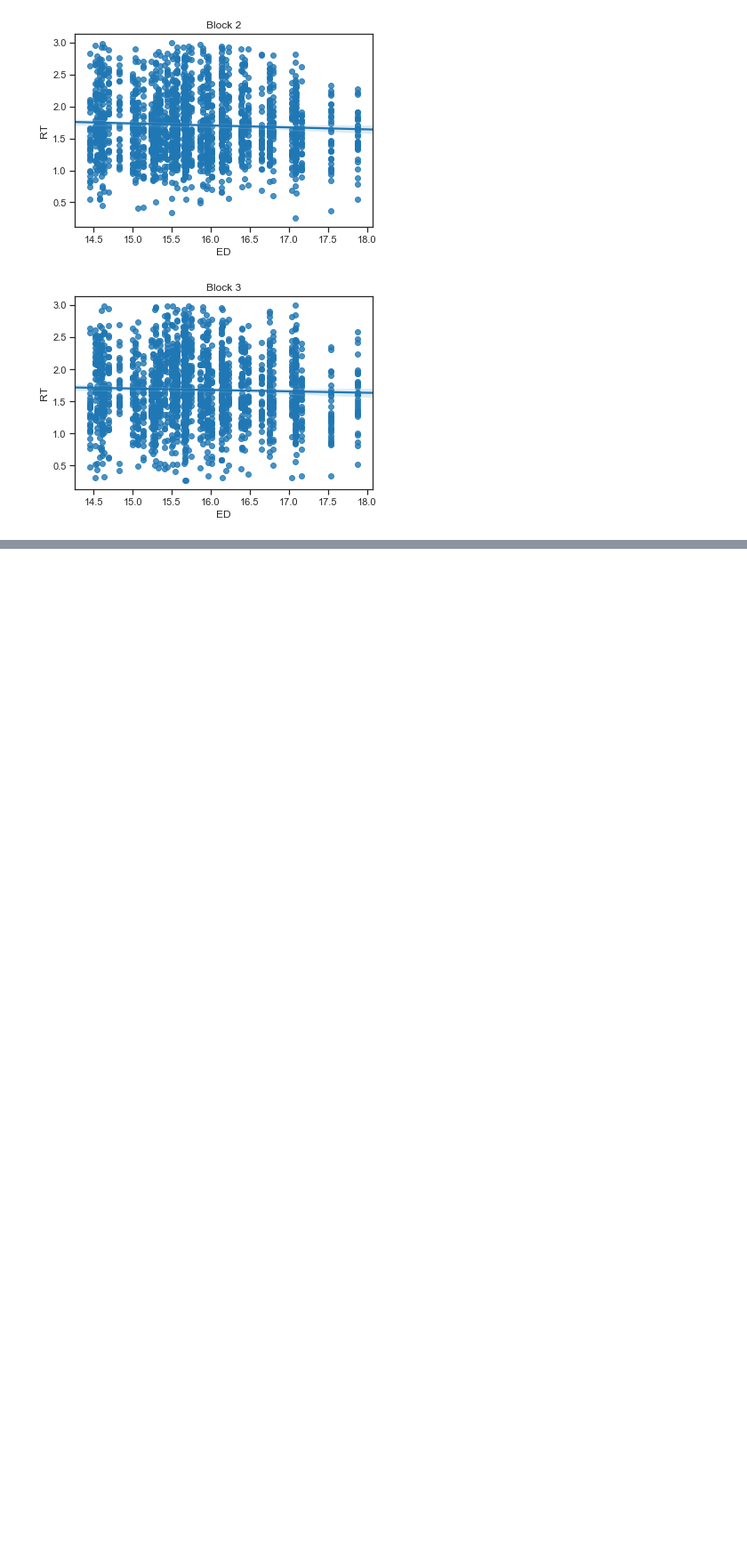
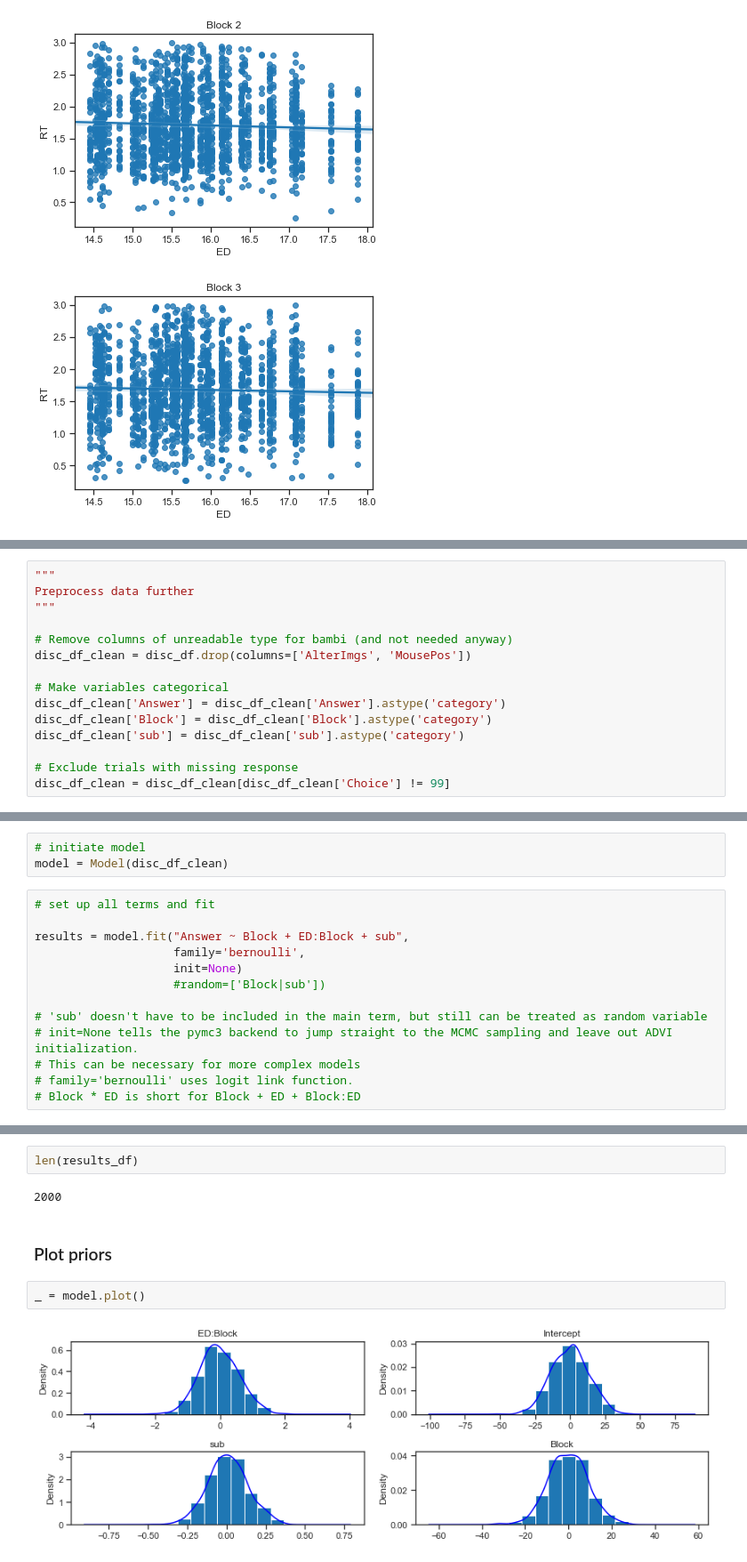
Before and after one commit to oliver-contier/ri_hmax, a Jupyter notebook: inspect_results.ipynb, the cells around one changed output, grey strips where cells are left out. Shown at 89% size. Cells and saved outputs as stored; diff of their text form; blank space fills up the shorter version.

```diff
--- a/inspect_results.ipynb
+++ b/inspect_results.ipynb
@@ -423,0 +439,15 @@ for block in xrange(3):
+# %%
+"""
+Preprocess data further
+"""
+
+# Remove columns of unreadable type for bambi (and not needed anyway)
+disc_df_clean = disc_df.drop(columns=['AlterImgs', 'MousePos'])
+
+# Make variables categorical
+disc_df_clean['Answer'] = disc_df_clean['Answer'].astype('category')
+disc_df_clean['Block'] = disc_df_clean['Block'].astype('category')
+disc_df_clean['sub'] = disc_df_clean['sub'].astype('category')
+
+# Exclude trials with missing response
+disc_df_clean = disc_df_clean[disc_df_clean['Choice'] != 99]
@@ -423,0 +457,16 @@ for block in xrange(3):
+# %%
+# initiate model
+model = Model(disc_df_clean)
+# %%
+# set up all terms and fit
+
+results = model.fit("Answer ~ Block + ED:Block + sub",
+                    family='bernoulli',
+                    init=None)
+                    #random=['Block|sub'])
+
+# 'sub' doesn't have to be included in the main term, but still can be treated as random variable
+# init=None tells the pymc3 backend to jump straight to the MCMC sampling and leave out ADVI initialization.
+# This can be necessary for more complex models
+# family='bernoulli' uses logit link function.
+# Block * ED is short for Block + ED + Block:ED
@@ -423,0 +517,10 @@ for block in xrange(3):
+# %%
+len(results_df)
+# %% [output]
+2000
+# %% [markdown]
+### Plot priors
+# %%
+_ = model.plot()
+# %% [output]
+[figure, added]
```
Also changed, not shown: parts of 22 cells of this notebook.
